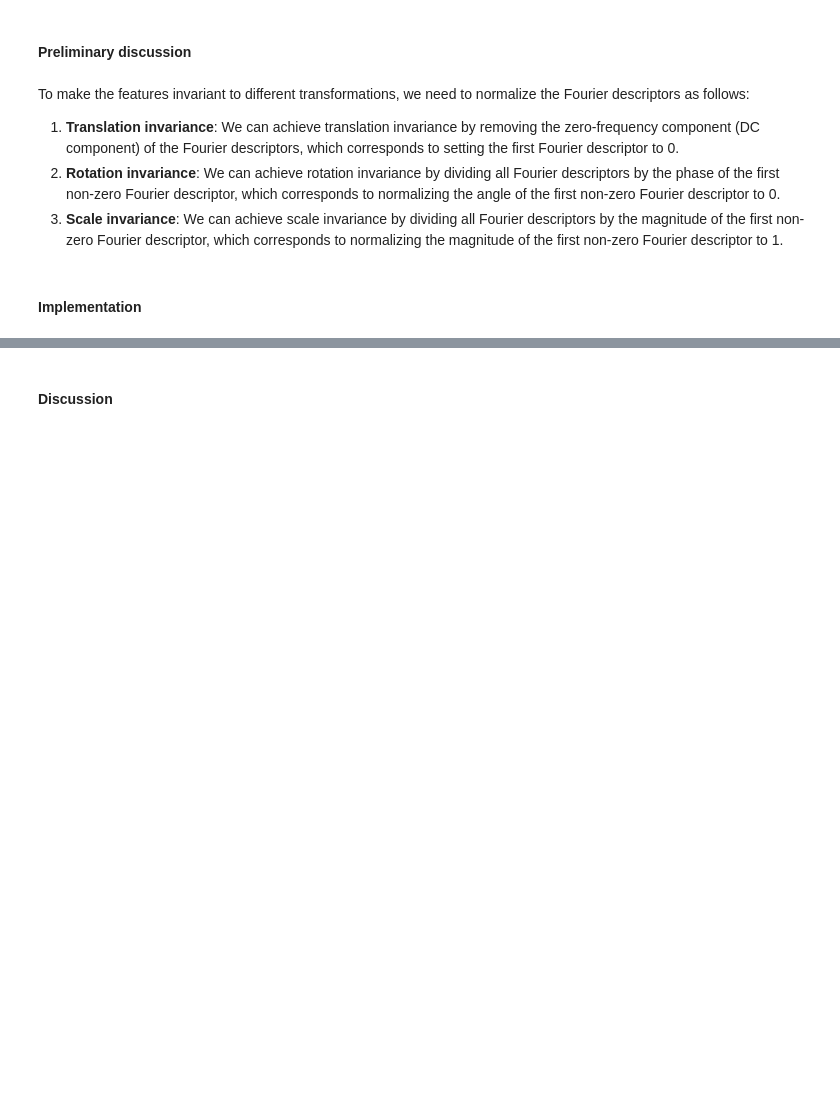
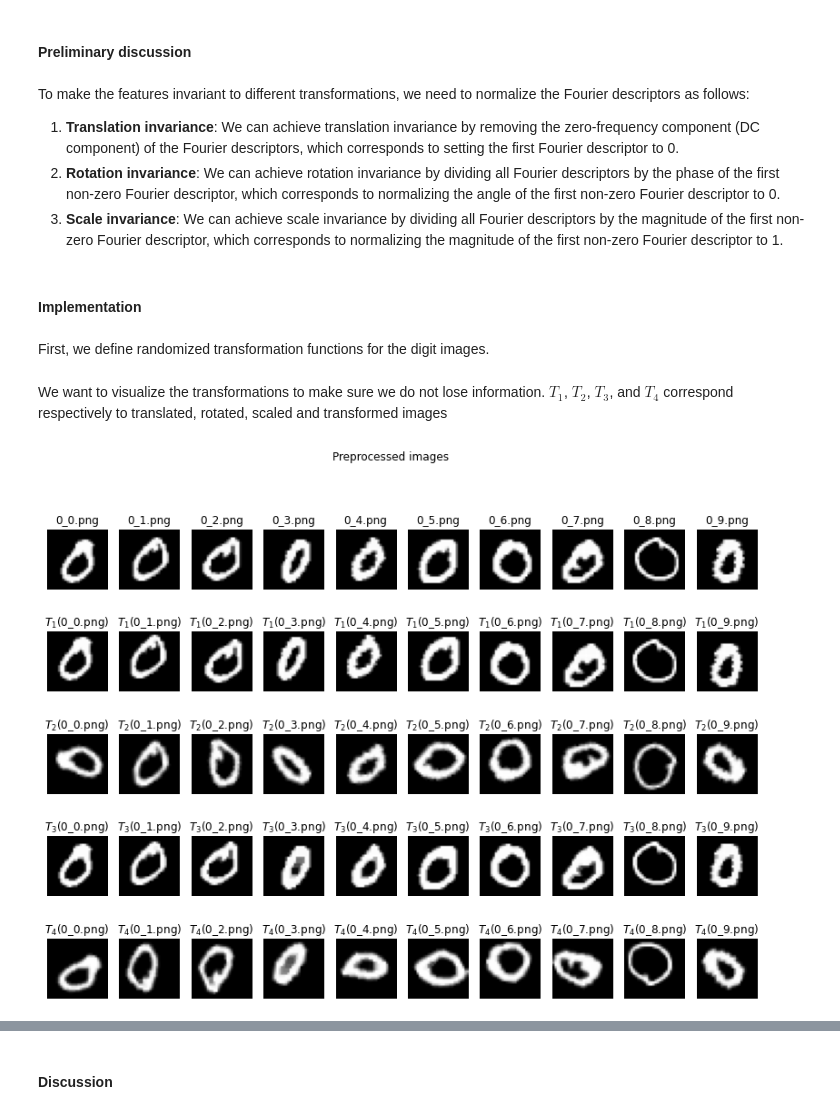
Before and after one commit to tobiasforest/iapr, a Jupyter notebook: labs/lab_02_object_description.ipynb, the cells around one changed output, grey strips where cells are left out. Saved outputs shown, nothing was run; the diff lists cells and outputs as text; code cells hidden in the pictures; blank space fills up the shorter version.

```diff
--- a/labs/lab_02_object_description.ipynb
+++ b/labs/lab_02_object_description.ipynb
@@ -354,4 +342,7 @@ def get_invariant_features(img, inv_to_rotation=False, inv_to_translation=False,
+# %% [markdown]
+First, we define randomized transformation functions for the digit images.
 # %%
+from skimage import morphology
 # Define custom rotation function. You may add other parameters to the function.
 def random_rotate(img):
     angle = np.random.uniform(0, 360)
@@ -359,14 +350,21 @@ def random_rotate(img):
 
 # Define custom rotation function. You may add other parameters to the function.
 def random_translate(img):
-    shift_x = np.random.randint(-5, 6)
-    shift_y = np.random.randint(-5, 6)
+    shift_x = np.random.randint(-2, 2)
+    shift_y = np.random.randint(-2, 2)
     return np.roll(np.roll(img, shift_x, axis=0), shift_y, axis=1)
 
-# Define custom rotation function. You may add other parameters to the function.
 def random_scale(img):
-    scale_factor = np.random.uniform(0.5, 1.5)
-    return skimage.transform.rescale(img, scale_factor)
+    # Define the scaling factor
+    scale_factor = np.random.uniform(1,2)
+
+    # Perform dilation on the binary image
+    dilated_image = morphology.dilation(img, morphology.disk(scale_factor))
+
+    # Perform erosion on the dilated image to get back the original size
+    eroded_image = morphology.erosion(dilated_image, morphology.disk(scale_factor))
+
+    return eroded_image
 # %%
 # We will define 4 sets of new images below
 rotated_images_zeros = [random_rotate(img) for img in zeros_im]
@@ -380,3 +378,31 @@ scaled_images_ones = [random_scale(img) for img in ones_im]
 
 transformed_images_zeros = [random_scale(random_translate(random_rotate(img))) for img in zeros_im]
 transformed_images_ones = [random_scale(random_translate(random_rotate(img))) for img in ones_im]
+# %% [markdown]
+We want to visualize the transformations to make sure we do not lose information. $T_1$, $T_2$, $T_3$, and $T_4$ correspond respectively to translated, rotated, scaled and transformed images
+# %%
+fig, axes = plt.subplots(5, len(zeros_im), figsize=(14, 10))
+for ax, im, nm in zip(axes[0], zeros_im, zeros_names):
+    ax.imshow(im, cmap='gray')
+    ax.axis('off')
+    ax.set_title(nm)
+for ax, im, nm in zip(axes[1], translated_images_zeros, zeros_names):
+    ax.imshow(im, cmap='gray')
+    ax.axis('off')
+    ax.set_title("$T_1$(" + nm + ")")
+for ax, im, nm in zip(axes[2], rotated_images_zeros, zeros_names):
+    ax.imshow(im, cmap='gray')
+    ax.axis('off')
+    ax.set_title("$T_2$(" + nm + ")")
+for ax, im, nm in zip(axes[3], scaled_images_zeros, zeros_names):
+    ax.imshow(im, cmap='gray')
+    ax.axis('off')
+    ax.set_title("$T_3$(" + nm + ")")
+for ax, im, nm in zip(axes[4], transformed_images_zeros, zeros_names):
+    ax.imshow(im, cmap='gray')
+    ax.axis('off')
+    ax.set_title("$T_4$(" + nm + ")")
+fig.suptitle("Preprocessed images")
+plt.show()
+# %% [output]
+[figure, added]
```
Also changed, not shown: parts of 6 cells of this notebook.
